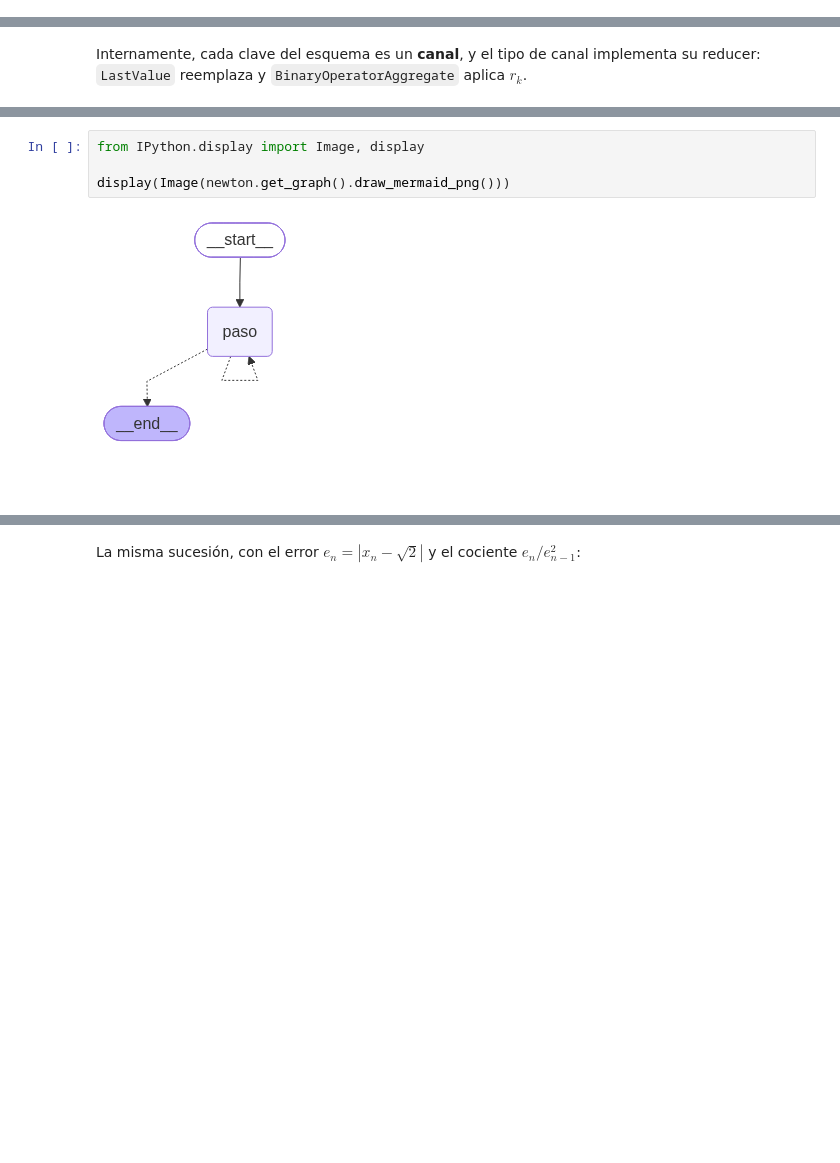
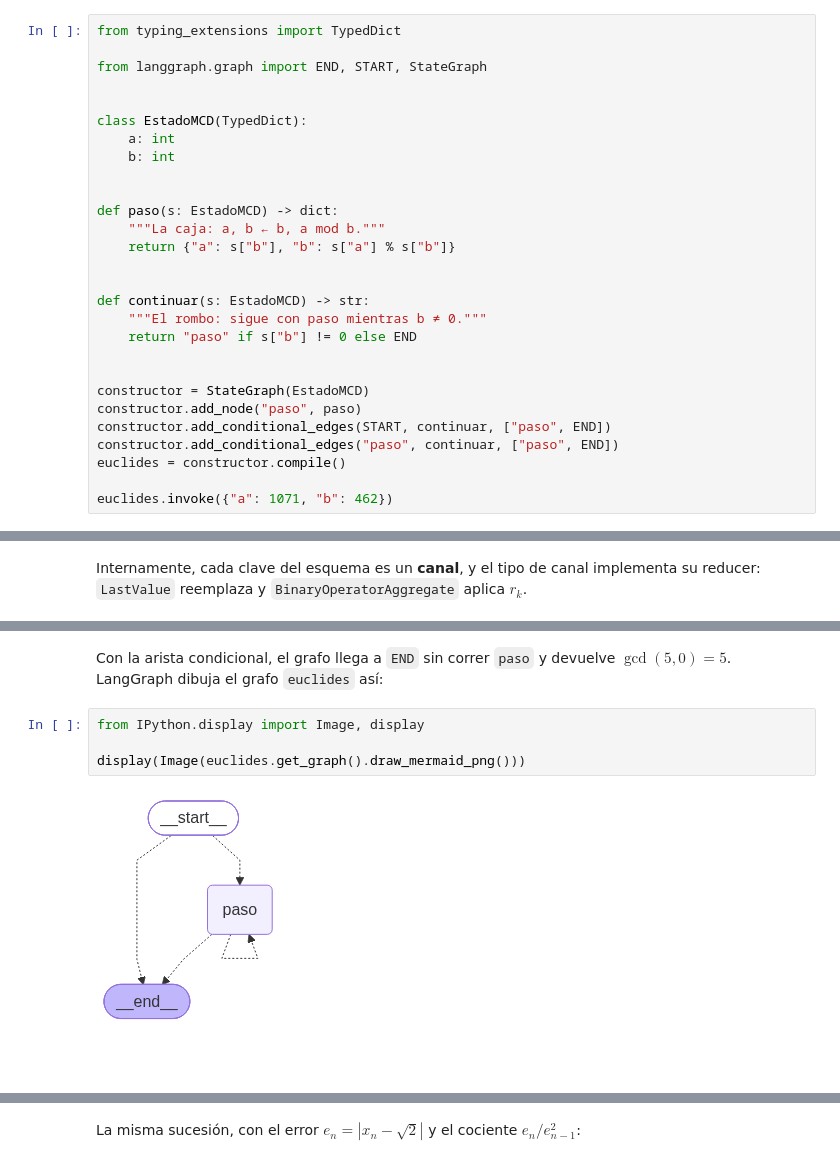
Before and after one commit to B3njjaman/LangGraph, a Jupyter notebook: modulos/modulo-1/01_grafo_sin_modelo.ipynb, the cells around one changed output, grey strips where cells are left out. Saved outputs shown, nothing was run; the diff lists cells and outputs as text; blank space fills up the shorter version.

```diff
--- a/modulos/modulo-1/01_grafo_sin_modelo.ipynb
+++ b/modulos/modulo-1/01_grafo_sin_modelo.ipynb
@@ -33,0 +95,28 @@ def df(x: float) -> float:
+# %%
+from typing_extensions import TypedDict
+
+from langgraph.graph import END, START, StateGraph
+
+
+class EstadoMCD(TypedDict):
+    a: int
+    b: int
+
+
+def paso(s: EstadoMCD) -> dict:
+    """La caja: a, b ← b, a mod b."""
+    return {"a": s["b"], "b": s["a"] % s["b"]}
+
+
+def continuar(s: EstadoMCD) -> str:
+    """El rombo: sigue con paso mientras b ≠ 0."""
+    return "paso" if s["b"] != 0 else END
+
+
+constructor = StateGraph(EstadoMCD)
+constructor.add_node("paso", paso)
+constructor.add_conditional_edges(START, continuar, ["paso", END])
+constructor.add_conditional_edges("paso", continuar, ["paso", END])
+euclides = constructor.compile()
+
+euclides.invoke({"a": 1071, "b": 462})
@@ -168,9 +298,11 @@ newton = constructor.compile()
+# %% [markdown]
+Con la arista condicional, el grafo llega a `END` sin correr `paso` y devuelve $\gcd(5, 0) = 5$. LangGraph dibuja el grafo `euclides` así:
 # %%
 from IPython.display import Image, display
 
-display(Image(newton.get_graph().draw_mermaid_png()))
+display(Image(euclides.get_graph().draw_mermaid_png()))
 # %% [output]
-[figure, old version]
+[figure, new version]
 # %% [markdown]
 `compile` revisa la estructura y devuelve el grafo ejecutable. Comprueba que haya una arista desde `START` y que cada arista salga de un vértice conocido y llegue a uno que existe. No comprueba que todos los nodos sean alcanzables ni que exista un camino a `END`, así que compilar no garantiza que la ejecución termine. El dibujo de `draw_mermaid_png` requiere internet, porque lo genera el servicio mermaid.ink.
 
```
Also changed, not shown: parts of 69 cells of this notebook, 25 other files.
